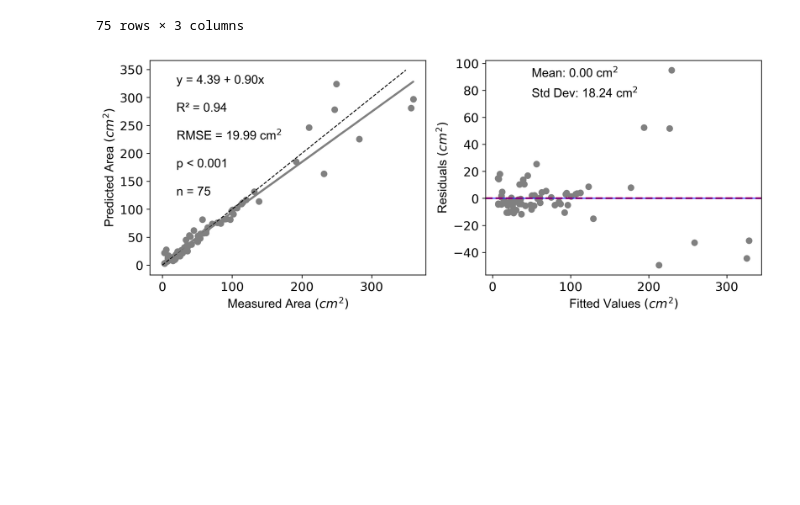
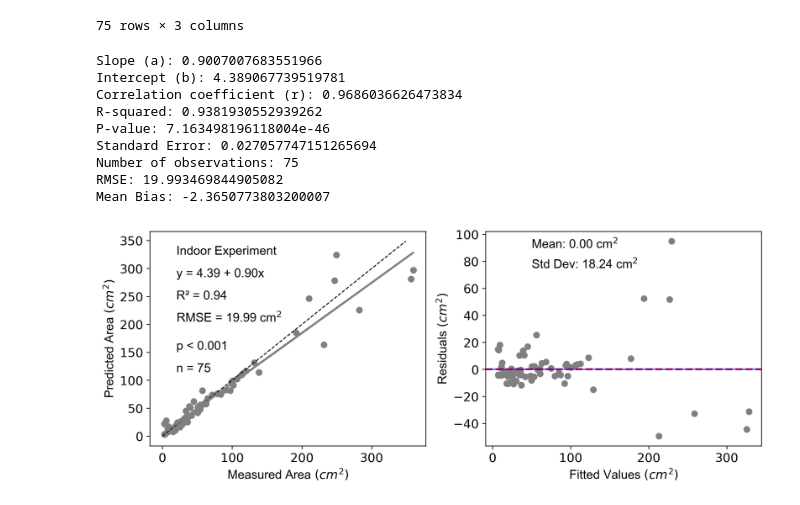
Before and after one commit to eai6/FloralArea_Web, a Jupyter notebook: research/notebooks/data_visualization.ipynb, the cells around one changed output. Drawn from its saved outputs; the diff is of its cells as text; code cells hidden in the pictures; blank space fills up the shorter version.

```diff
--- a/research/notebooks/data_visualization.ipynb
+++ b/research/notebooks/data_visualization.ipynb
@@ -194,6 +216,17 @@ y = np.array([float(val) for val in data['predicted_area_cm2']])
 # Fit regression and get p-value
 slope, intercept, r_value, p_value, std_err = stats.linregress(x, y)
 a, b = slope, intercept  # For compatibility with your code
+
+# print all the regression results
+print(f"Slope (a): {a}")
+print(f"Intercept (b): {b}")
+print(f"Correlation coefficient (r): {r_value}")
+print(f"R-squared: {r_value**2}")
+print(f"P-value: {p_value}")
+print(f"Standard Error: {std_err}")
+print(f"Number of observations: {len(data)}")
+print(f"RMSE: {np.sqrt(mean_squared_error(x, y))}")
+print(f"Mean Bias: {np.mean(y - x)}")
 
 # Calculate metrics
 rmse = np.sqrt(mean_squared_error(x, y))
@@ -231,11 +264,12 @@ plt.ylabel("Predicted Area $\\left( cm^2 \\right)$", size=13, **font)
 plt.tick_params(axis='both', which='major', labelsize=13)
 
 # Add statistics as text
-plt.text(20, 325, 'y = ' + '{:.2f}'.format(b) + ' + {:.2f}'.format(a) + 'x', size=13, **font)
-plt.text(20, 275, f"R² = {round(r2, 2)}", size=13, **font)
-plt.text(20, 225, f"RMSE = {round(rmse, 2)} cm$^2$", size=13, **font)
-plt.text(20, 175, f"p < 0.001" if p_value < 0.001 else f"p = {p_value:.3f}", size=13, **font)
-plt.text(20, 125, f"n = {len(data)}", size=13, **font)
+plt.text(20, 325, 'Indoor Experiment', size=13, **font)
+plt.text(20, 285, 'y = ' + '{:.2f}'.format(b) + ' + {:.2f}'.format(a) + 'x', size=13, **font)
+plt.text(20, 245, f"R² = {round(r2, 2)}", size=13, **font)
+plt.text(20, 205, f"RMSE = {round(rmse, 2)} cm$^2$", size=13, **font)
+plt.text(20, 155, f"p < 0.001" if p_value < 0.001 else f"p = {p_value:.3f}", size=13, **font)
+plt.text(20, 115, f"n = {len(data)}", size=13, **font)
 
 # Grid
 #plt.grid(True, alpha=0.3)
@@ -252,34 +286,43 @@ plt.scatter(y_pred, residuals, color='gray')
 plt.axhline(y=0, color='red', linestyle='--', linewidth=2)
 
 # Mean residual line (optional)
 mean_res = np.mean(residuals)
 plt.axhline(y=mean_res, color='blue', linestyle='-', linewidth=1.5, alpha=0.6)
 
 # Labels
 plt.xlabel("Fitted Values $\\left( cm^2 \\right)$", size=13, **font)
 plt.ylabel("Residuals $\\left( cm^2 \\right)$", size=13, **font)
 
 # Increase tick label font size
 plt.tick_params(axis='both', which='major', labelsize=13)
 
 # Add residual statistics
 std_res = np.std(residuals)
 plt.text(50, 90, f"Mean: {mean_res:.2f} cm$^2$", size=13, **font)
 plt.text(50, 75, f"Std Dev: {std_res:.2f} cm$^2$", size=13, **font)
 
 # Grid
 #plt.grid(True, alpha=0.3)
 
 # Adjust layout
 plt.tight_layout()
 
 # Show
 plt.show()
 
 # Optional: Save the figure
 # plt.savefig('prediction_residual_analysis.png', dpi=600, bbox_inches='tight')
 # %% [output]
+Slope (a): 0.9007007683551966
+Intercept (b): 4.389067739519781
+Correlation coefficient (r): 0.9686036626473834
+R-squared: 0.9381930552939262
+P-value: 7.163498196118004e-46
+Standard Error: 0.027057747151265694
+Number of observations: 75
+RMSE: 19.993469844905082
+Mean Bias: -2.3650773803200007
-[figure, old version]
+[figure, new version]
 # %%
 data = pd.read_csv("/Users/edwardamoah/Documents/GitHub/FloralArea_Web/research/output/indoor_distance_based_analysis_data.csv")
 # %%
```
Also changed, not shown: parts of 2 cells of this notebook, 4 other files.
